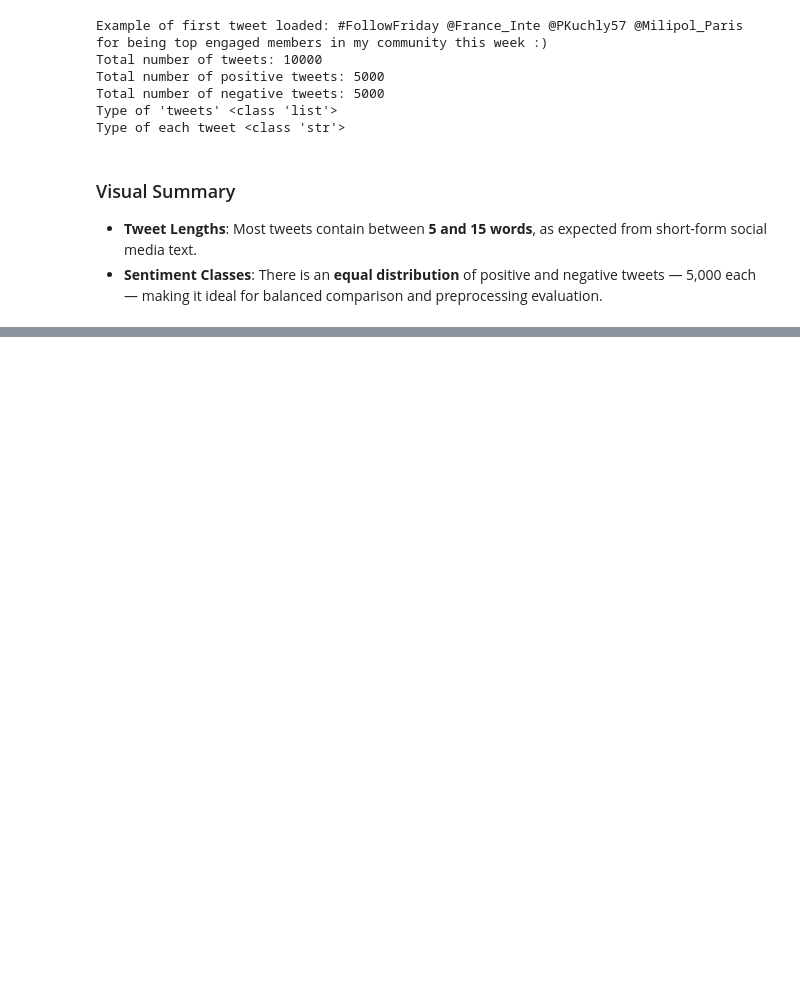
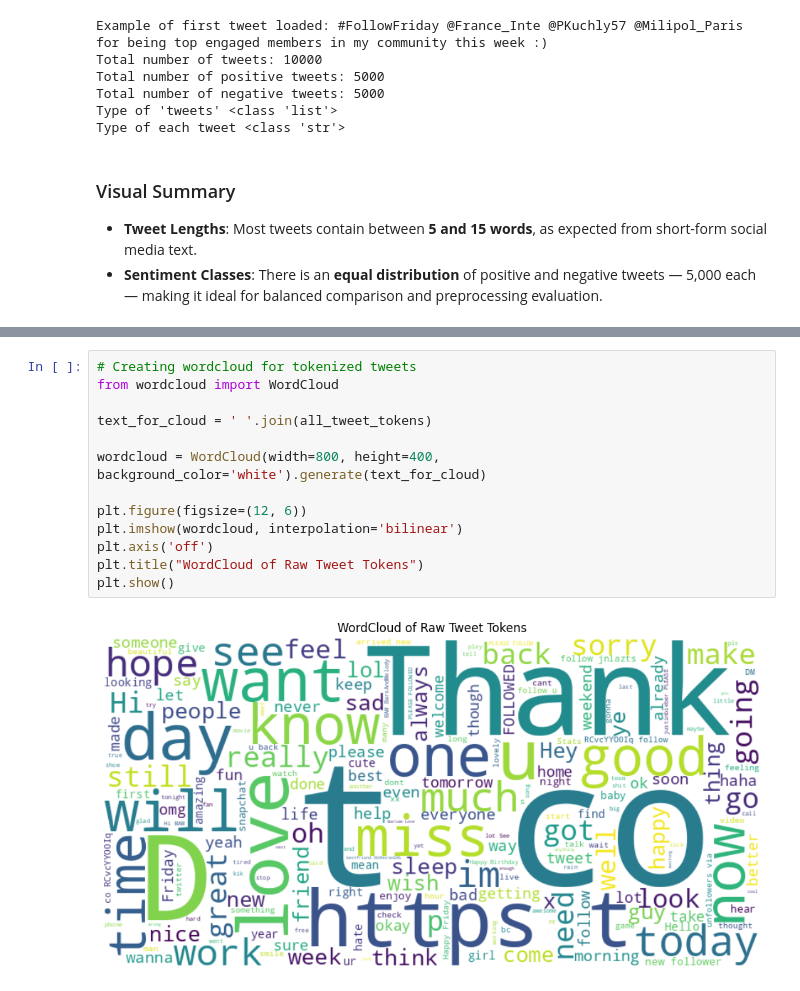
Before and after one commit to TarneemAlaa1/text-preprocessing-nlp, a Jupyter notebook: text-preprocessing-nlp.ipynb, the cells around one changed output, grey strips where cells are left out. Saved outputs shown, nothing was run; the diff lists cells and outputs as text; blank space fills up the shorter version.

```diff
--- a/text-preprocessing-nlp.ipynb
+++ b/text-preprocessing-nlp.ipynb
@@ -102,0 +151,15 @@ plt.show()
+# %%
+# Creating wordcloud for tokenized tweets
+from wordcloud import WordCloud
+
+text_for_cloud = ' '.join(all_tweet_tokens)
+
+wordcloud = WordCloud(width=800, height=400, background_color='white').generate(text_for_cloud)
+
+plt.figure(figsize=(12, 6))
+plt.imshow(wordcloud, interpolation='bilinear')
+plt.axis('off')
+plt.title("WordCloud of Raw Tweet Tokens")
+plt.show()
+# %% [output]
+[figure, added]
```
Also changed, not shown: parts of 10 cells of this notebook.
